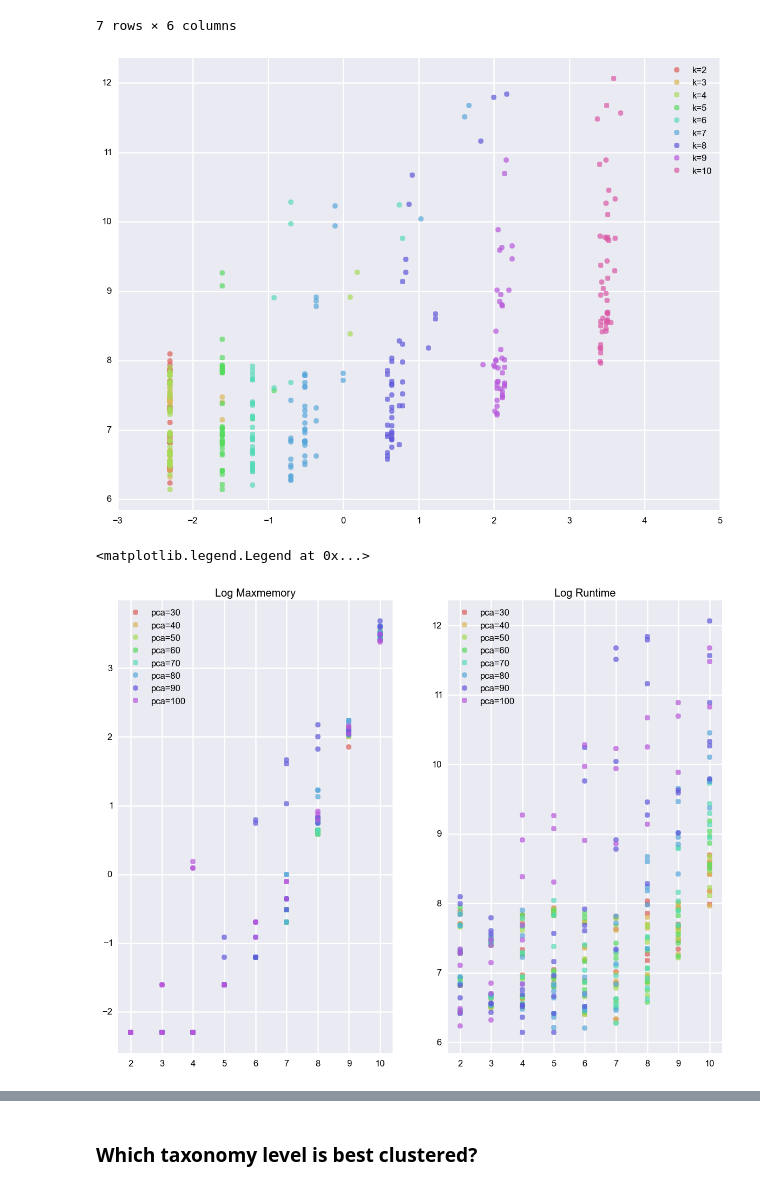
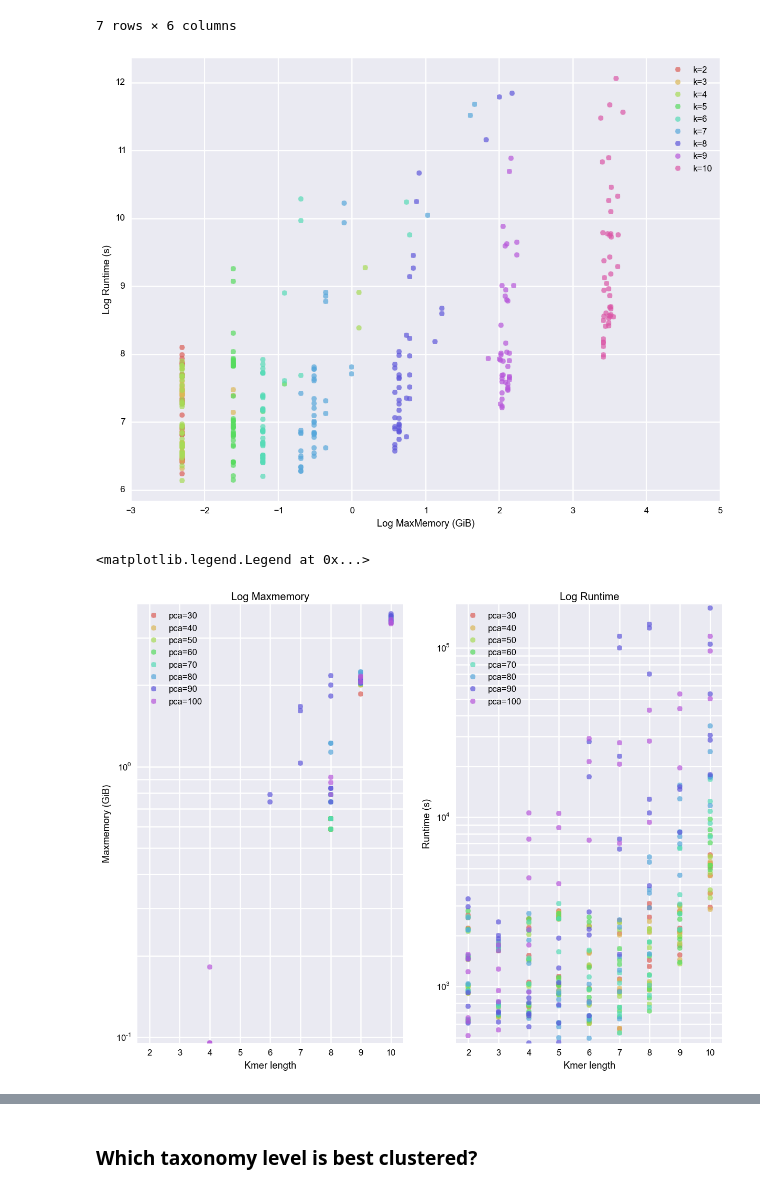
Before and after one commit to alneberg/public_notebooks, a Jupyter notebook: exjobb-matplotlib-seaborn.ipynb, the cells around one changed output, grey strips where cells are left out. Cells and saved outputs as stored; diff of their text form; code cells hidden in the pictures.

```diff
--- a/exjobb-matplotlib-seaborn.ipynb
+++ b/exjobb-matplotlib-seaborn.ipynb
@@ -134,44 +134,52 @@ for groupby, color in zip(fin_df.groupby('k'), sns.color_palette('hls', n_colors
             alpha=0.7)
 ax.legend()
 ax.xaxis.set_view_interval(-3, 5)
+ax.set_ylabel('Log Runtime (s)')
+ax.set_xlabel('Log MaxMemory (GiB)')
 plt.show()
 # %% [output]
-[figure, old version]
+[figure, new version]
 # %%
 fin_df['log_maxmemory'] = np.log(fin_df['maxmemory_in_GiB'])
 fin_df['log_runtime'] = np.log(fin_df['runtime_sec'])
 fig, (ax1, ax2) = plt.subplots(1,2,sharey=False)
 ax1.margins(0.05) # Optional, just adds 5% padding to the autoscaling
 ax2.margins(0.05)
 
 for (pca, group_pca), color in zip(fin_df.groupby('pca'), sns.color_palette('hls', n_colors=9)):
     ax1.plot(group_pca['k'].astype(int),
          np.log(group_pca['maxmemory_in_GiB'].astype(float)),
             marker='o',
             linestyle='',
             color=color,
             ms=6,
             label="pca="+str(pca),
             alpha=0.7)
 ax1.legend(loc=2)
+ax1.set_yscale('log')
 ax1.set_title('Log Maxmemory')
+ax1.set_ylabel('Maxmemory (GiB)')
+ax1.set_xlabel('Kmer length')
 
 for (pca, group_pca), color in zip(fin_df.groupby('pca'), sns.color_palette('hls', n_colors=9)):
     ax2.plot(group_pca['k'].astype(int),
-             np.log(group_pca['runtime_sec'].astype(int)),
+             group_pca['runtime_sec'].astype(int),
              marker='o',
              color=color,
              linestyle='',
              ms=6,
              label='pca=' + str(pca),
              alpha=0.7)
 ax2.legend(loc=2)
+ax2.set_yscale('log')
 ax2.set_title('Log Runtime')
+ax2.set_ylabel('Runtime (s)')
+ax2.set_xlabel('Kmer length')
 
 ax.legend()
 # %% [output]
 <matplotlib.legend.Legend at 0x...>
-[figure, old version]
+[figure, new version]
 # %%
 fin_df['log_maxmemory'] = np.log(fin_df['maxmemory_in_GiB'])
 fin_df['log_runtime'] = np.log(fin_df['runtime_sec'])
```
Also changed, not shown: parts of 7 cells of this notebook.
